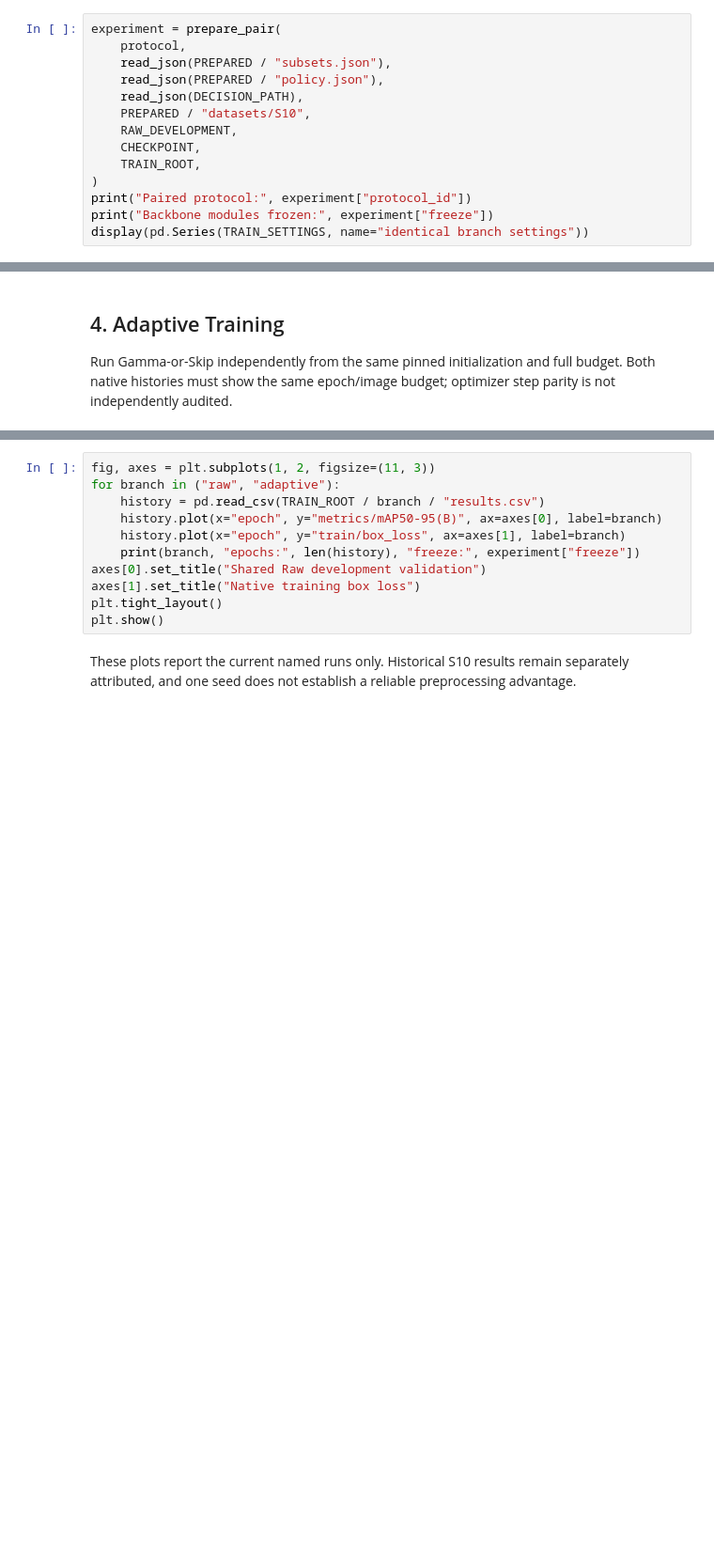
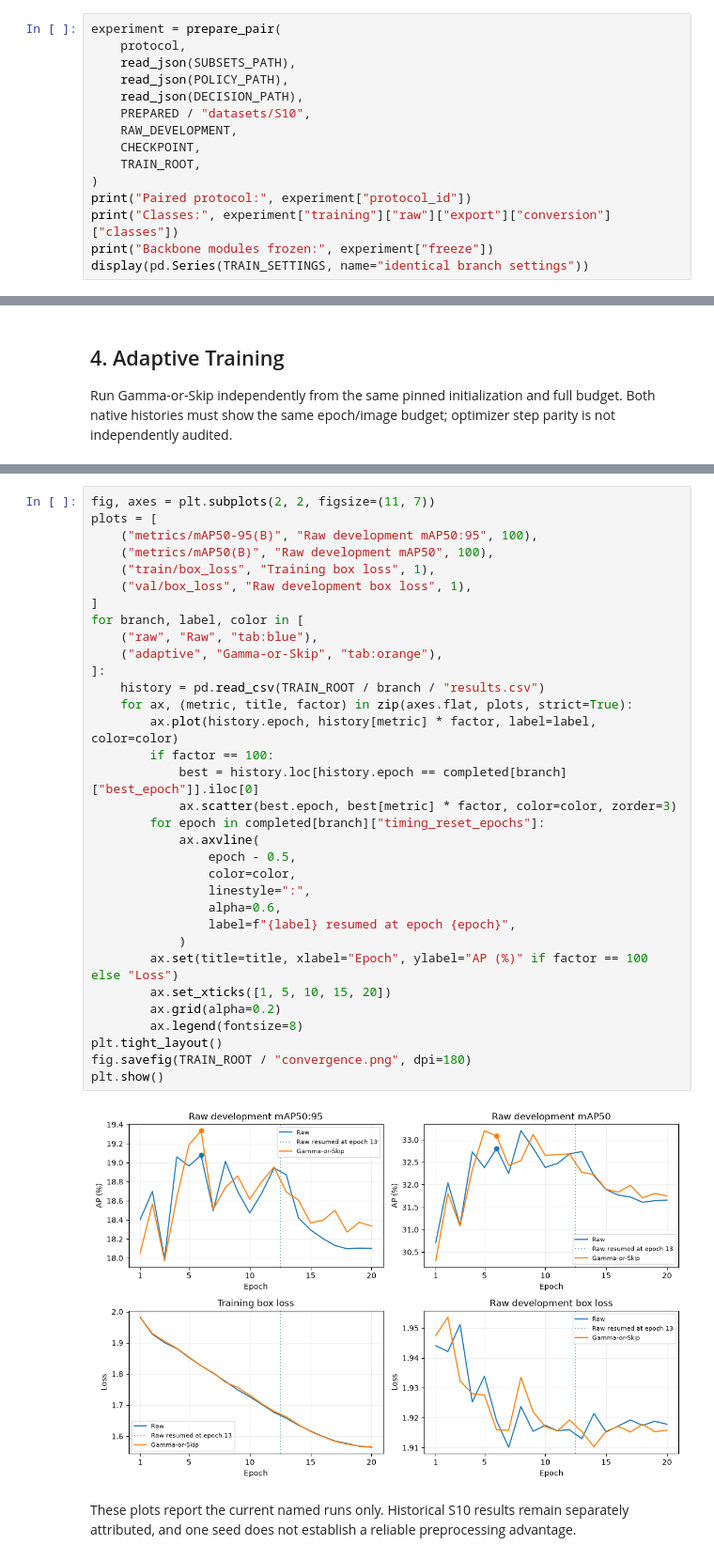
Before and after one commit to truong51972/vehicle-detection, a Jupyter notebook: notebooks/03_training.ipynb, the cells around one changed output, grey strips where cells are left out. Shown at 94% size. Drawn from its saved outputs; the diff is of its cells as text; blank space fills up the shorter version.

Commit message:
feat: complete native five-class S10 training

```diff
--- a/notebooks/03_training.ipynb
+++ b/notebooks/03_training.ipynb
@@ -63,8 +65,8 @@ Verify pinned pretrained semantics/architecture, verified export identities/role
 # %%
 experiment = prepare_pair(
     protocol,
-    read_json(PREPARED / "subsets.json"),
-    read_json(PREPARED / "policy.json"),
+    read_json(SUBSETS_PATH),
+    read_json(POLICY_PATH),
     read_json(DECISION_PATH),
     PREPARED / "datasets/S10",
     RAW_DEVELOPMENT,
@@ -72,5 +74,6 @@ experiment = prepare_pair(
     TRAIN_ROOT,
 )
 print("Paired protocol:", experiment["protocol_id"])
+print("Classes:", experiment["training"]["raw"]["export"]["conversion"]["classes"])
 print("Backbone modules frozen:", experiment["freeze"])
 display(pd.Series(TRAIN_SETTINGS, name="identical branch settings"))
@@ -101,14 +133,38 @@ Inspect native training histories on the same Raw-development population. Loss d
 # %%
-fig, axes = plt.subplots(1, 2, figsize=(11, 3))
-for branch in ("raw", "adaptive"):
+fig, axes = plt.subplots(2, 2, figsize=(11, 7))
+plots = [
+    ("metrics/mAP50-95(B)", "Raw development mAP50:95", 100),
+    ("metrics/mAP50(B)", "Raw development mAP50", 100),
+    ("train/box_loss", "Training box loss", 1),
+    ("val/box_loss", "Raw development box loss", 1),
+]
+for branch, label, color in [
+    ("raw", "Raw", "tab:blue"),
+    ("adaptive", "Gamma-or-Skip", "tab:orange"),
+]:
     history = pd.read_csv(TRAIN_ROOT / branch / "results.csv")
-    history.plot(x="epoch", y="metrics/mAP50-95(B)", ax=axes[0], label=branch)
-    history.plot(x="epoch", y="train/box_loss", ax=axes[1], label=branch)
-    print(branch, "epochs:", len(history), "freeze:", experiment["freeze"])
-axes[0].set_title("Shared Raw development validation")
-axes[1].set_title("Native training box loss")
+    for ax, (metric, title, factor) in zip(axes.flat, plots, strict=True):
+        ax.plot(history.epoch, history[metric] * factor, label=label, color=color)
+        if factor == 100:
+            best = history.loc[history.epoch == completed[branch]["best_epoch"]].iloc[0]
+            ax.scatter(best.epoch, best[metric] * factor, color=color, zorder=3)
+        for epoch in completed[branch]["timing_reset_epochs"]:
+            ax.axvline(
+                epoch - 0.5,
+                color=color,
+                linestyle=":",
+                alpha=0.6,
+                label=f"{label} resumed at epoch {epoch}",
+            )
+        ax.set(title=title, xlabel="Epoch", ylabel="AP (%)" if factor == 100 else "Loss")
+        ax.set_xticks([1, 5, 10, 15, 20])
+        ax.grid(alpha=0.2)
+        ax.legend(fontsize=8)
 plt.tight_layout()
+fig.savefig(TRAIN_ROOT / "convergence.png", dpi=180)
 plt.show()
+# %% [output]
+[figure, added]
 # %% [markdown]
 These plots report the current named runs only. Historical S10 results remain separately attributed, and one seed does not establish a reliable preprocessing advantage.
 # %% [markdown]
```
Also changed, not shown: parts of 7 cells of this notebook, 11 other files.
